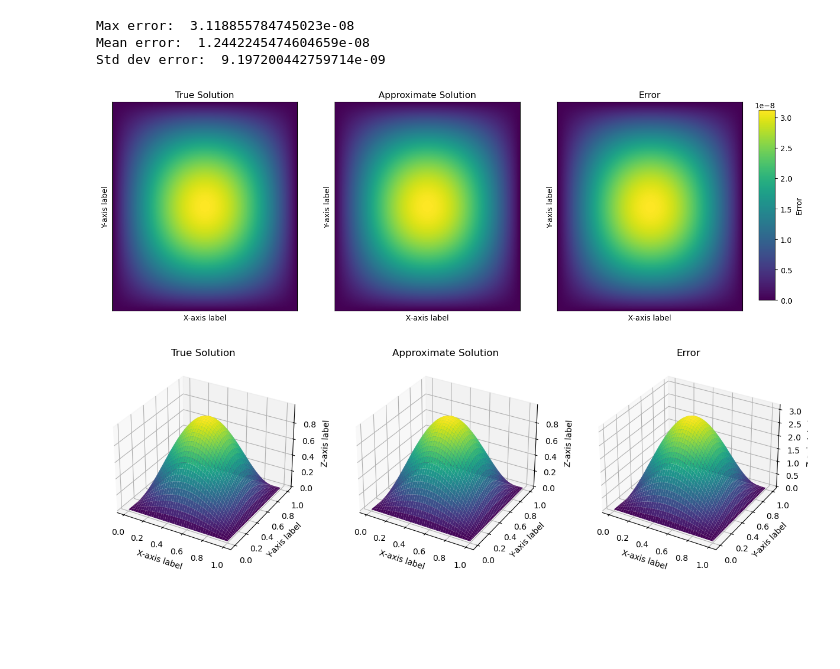
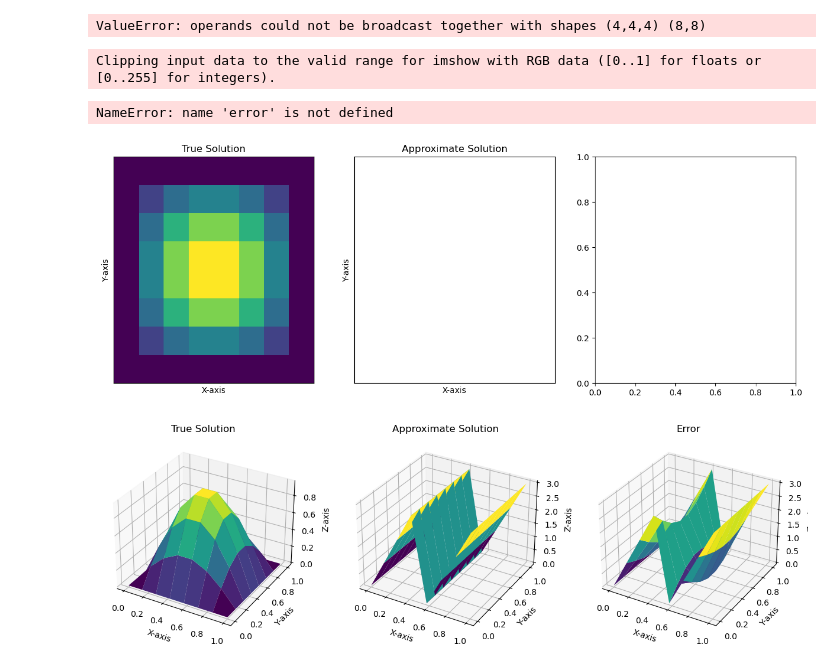
Before and after one commit to alex2001zow/Parallel_High-Order_FD_NS, a Jupyter notebook: python/read_system_solution.ipynb, the cells around one changed output. Saved outputs shown, nothing was run; the diff lists cells and outputs as text; code cells hidden in the pictures; blank space fills up the shorter version.

Commit message:
Fixed some things. Issues with boundary sending and reciveing due to row major thinking but FORTRAN column major. Need to fix saving the solution to a file also

```diff
--- a/python/read_system_solution.ipynb
+++ b/python/read_system_solution.ipynb
@@ -14,0 +31,9 @@ def u_analytical_poisson_2d(global_domain_begin, global_indices, dx):
+# %%
+grid_size = layout[3:5]
+num_processers_dim = layout[5:7]
+total_processors = np.prod(num_processers_dim)
+
+total_processors = np.prod(num_processers_dim)
+block_sizes = grid_size // num_processers_dim
+
+print(total_processors)
@@ -14,0 +51,7 @@ def u_analytical_poisson_2d(global_domain_begin, global_indices, dx):
+# %%
+with open(file_solution_path, 'rb') as f:
+    data = np.fromfile(f, dtype=np.float64)
+
+    approximate_solution = data
+
+approximate_solution = np.array(approximate_solution)
@@ -46,9 +70,14 @@ approximate_solution = approximate_solution.reshape(block_size, block_size)
+# %%
+# Reshape the data into a 2D array
+approximate_solution = np.array(approximate_solution)
+approximate_solution = approximate_solution.reshape(grid_size[0], grid_size[1])
+approximate_solution = approximate_solution.reshape(total_processors, block_sizes[0], block_sizes[1])
 # %%
-true_solution = np.zeros((block_size, block_size))
-dx = abs(domain_end - domain_begin) / (block_size - 1)
+true_solution = np.zeros((grid_size[0], grid_size[1]))
+dx = abs(domain_end - domain_begin) / (grid_size - 1)
 
-for i in range(1, block_size + 1):
-    for j in range(1, block_size + 1):
+for i in range(1, grid_size[0] + 1):
+    for j in range(1, grid_size[1] + 1):
         true_solution[i - 1, j - 1] = u_analytical_poisson_2d(domain_begin, [i, j], dx)
 
 error = np.abs(approximate_solution - true_solution)
@@ -56,52 +85,54 @@ print("Max error: ", np.max(error))
 print("Mean error: ", np.mean(error))
 print("Std dev error: ", np.std(error))
 # %% [output]
-Max error:  3.118855784745023e-08
-Mean error:  1.2442245474604659e-08
-Std dev error:  9.197200442759714e-09
+ValueError: operands could not be broadcast together with shapes (4,4,4) (8,8)
 # %%
 # Plot the true solution, the approximate solution, and the error side by side
 fig, axs = plt.subplots(1, 3, figsize=(15, 5))
 
 # Plot the true solution
 im0 = axs[0].imshow(true_solution, cmap='viridis', aspect='auto')
 axs[0].set_title('True Solution')
-axs[0].set_xlabel('X-axis label')
-axs[0].set_ylabel('Y-axis label')
+axs[0].set_xlabel('X-axis')
+axs[0].set_ylabel('Y-axis')
 axs[0].set_xticks([])
 axs[0].set_yticks([])
 axs[0].grid(False)
 
 # Plot the approximate solution
 im1 = axs[1].imshow(approximate_solution, cmap='viridis', aspect='auto')
 axs[1].set_title('Approximate Solution')
-axs[1].set_xlabel('X-axis label')
-axs[1].set_ylabel('Y-axis label')
+axs[1].set_xlabel('X-axis')
+axs[1].set_ylabel('Y-axis')
 axs[1].set_xticks([])
 axs[1].set_yticks([])
 axs[1].grid(False)
 
 # Plot the error
 im2 = axs[2].imshow(error, cmap='viridis', aspect='auto')
 axs[2].set_title('Error')
-axs[2].set_xlabel('X-axis label')
-axs[2].set_ylabel('Y-axis label')
+axs[2].set_xlabel('X-axis')
+axs[2].set_ylabel('Y-axis')
 axs[2].set_xticks([])
 axs[2].set_yticks([])
 axs[2].grid(False)
 
 # Add a colorbar
 cbar_ax = fig.add_axes([0.92, 0.15, 0.02, 0.7])  # [left, bottom, width, height]
 cbar = fig.colorbar(im2, cax=cbar_ax)
 cbar.set_label('Error')
 
 plt.show()
+# Save the figures
+fig.savefig(output_folder + "solution_comparison_im.png")
 # %% [output]
+Clipping input data to the valid range for imshow with RGB data ([0..1] for floats or [0..255] for integers).
+NameError: name 'error' is not defined
-[figure, old version]
+[figure, new version]
 # %%
 # Create meshgrid for 3D plots
-x = np.linspace(domain_begin[0], domain_end[0], block_size)
-y = np.linspace(domain_begin[1], domain_end[1], block_size)
+x = np.linspace(domain_begin[0], domain_end[0], grid_size[0])
+y = np.linspace(domain_begin[1], domain_end[1], grid_size[1])
 X, Y = np.meshgrid(x, y)
 
 # Plot the true solution, the approximate solution, and the error side by side
@@ -111,27 +142,30 @@ fig = plt.figure(figsize=(15, 5))
 ax0 = fig.add_subplot(131, projection='3d')
 ax0.plot_surface(X, Y, true_solution, cmap='viridis')
 ax0.set_title('True Solution')
-ax0.set_xlabel('X-axis label')
-ax0.set_ylabel('Y-axis label')
-ax0.set_zlabel('Z-axis label')
+ax0.set_xlabel('X-axis')
+ax0.set_ylabel('Y-axis')
+ax0.set_zlabel('Z-axis')
 
 # Plot the approximate solution
 ax1 = fig.add_subplot(132, projection='3d')
 ax1.plot_surface(X, Y, approximate_solution, cmap='viridis')
 ax1.set_title('Approximate Solution')
-ax1.set_xlabel('X-axis label')
-ax1.set_ylabel('Y-axis label')
-ax1.set_zlabel('Z-axis label')
+ax1.set_xlabel('X-axis')
+ax1.set_ylabel('Y-axis')
+ax1.set_zlabel('Z-axis')
 
 # Plot the error
 ax2 = fig.add_subplot(133, projection='3d')
 surf = ax2.plot_surface(X, Y, error, cmap='viridis')
 ax2.set_title('Error')
-ax2.set_xlabel('X-axis label')
-ax2.set_ylabel('Y-axis label')
-ax2.set_zlabel('Z-axis label')
+ax2.set_xlabel('X-axis')
+ax2.set_ylabel('Y-axis')
+ax2.set_zlabel('Z-axis')
 
 plt.show()
+
+# Save the figures
+fig.savefig(output_folder + "solution_comparison.png")
 # %% [output]
-[figure, old version]
+[figure, new version]
 # %%
```
Also changed, not shown: parts of 9 cells of this notebook, 16 other files.
